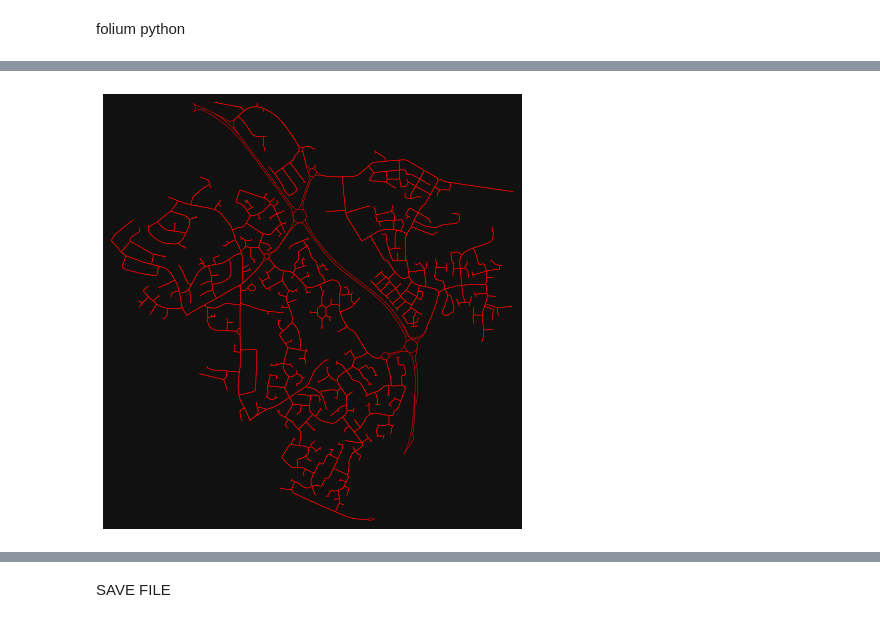
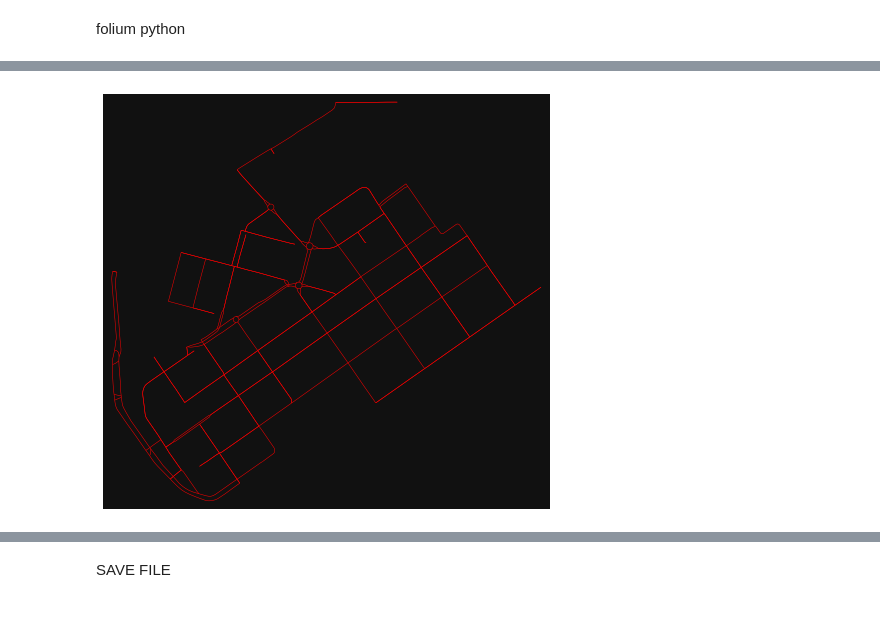
Before and after one commit to WilliamOrringe/RideSharingMachineLearning, a Jupyter notebook: Visualiser.ipynb, the cells around one changed output, grey strips where cells are left out. Drawn from its saved outputs; the diff is of its cells as text; code cells hidden in the pictures.

```diff
--- a/Visualiser.ipynb
+++ b/Visualiser.ipynb
@@ -20,17 +20,17 @@ my_map
 # %%
 import osmnx as ox
 import networkx as nx
 
 import matplotlib.pyplot as plt
 
 place_name = "Kamppi, Helsinki, Finland"
-place_name = "Cardiff, Wales"
-place_name = "Petersfield, Hampshire, England"
-place_name = "Emersons Green, England"
+# place_name = "Cardiff, Wales"
+# place_name = "Petersfield, Hampshire, England"
+# place_name = "Emersons Green, England"
 graph = ox.graph_from_place(place_name, network_type="drive")
 fig, ax = ox.plot_graph(graph, node_size=0, edge_linewidth=0.5, edge_color="r")
 # %% [output]
-[figure, old version]
+[figure, new version]
 # %%
 len(graph.nodes)
 # %% [output]
```
Also changed, not shown: parts of 5 cells of this notebook, 8 other files.
